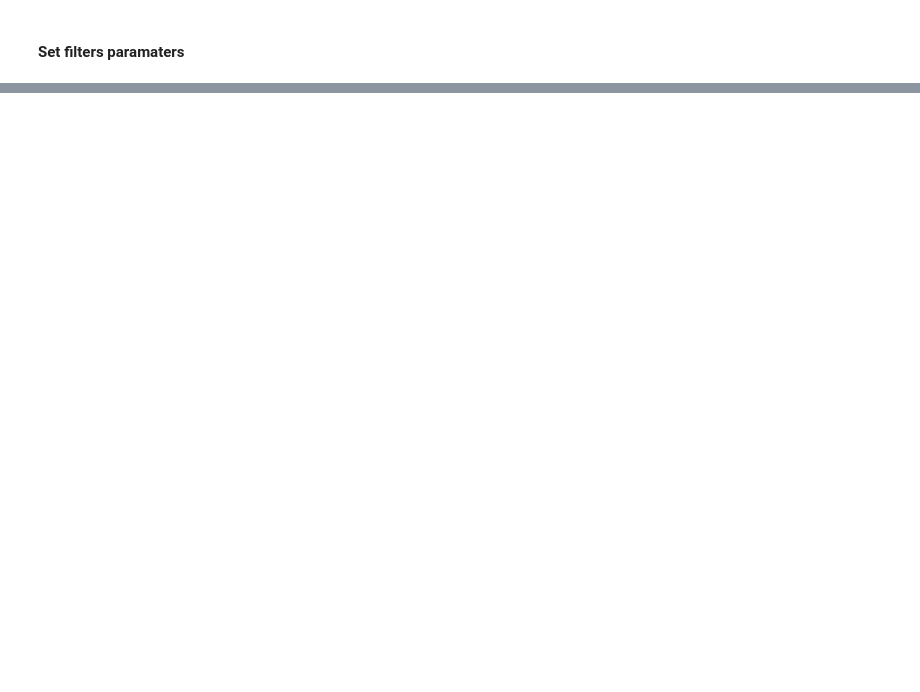
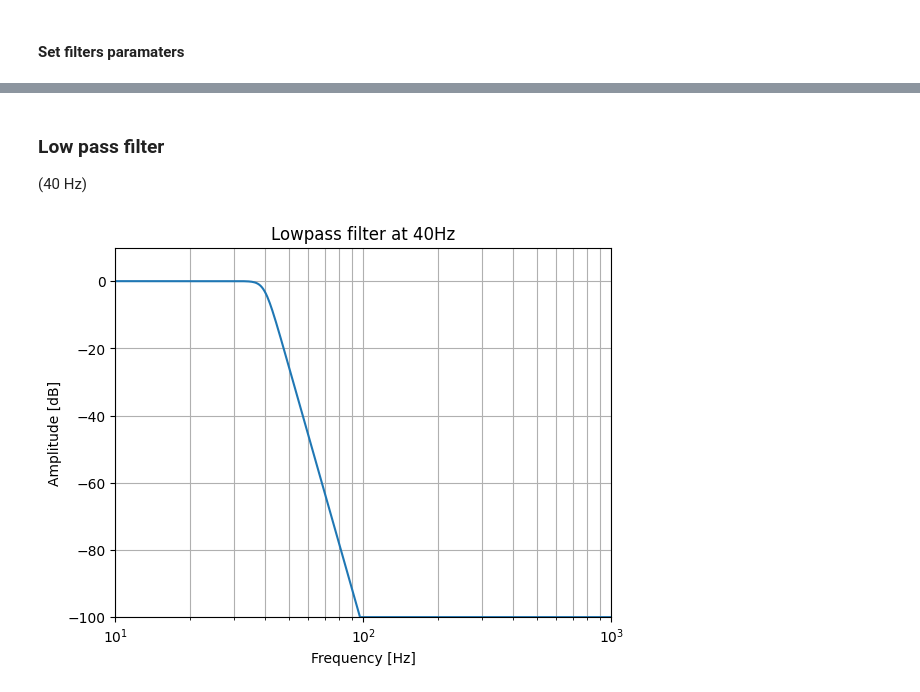
Before and after one commit to me-pic/physprep, a Jupyter notebook: preproc/ecg_pipeline.ipynb, the cells around one changed output, grey strips where cells are left out. Cells and saved outputs as stored; diff of their text form; code cells hidden in the pictures; blank space fills up the shorter version.

```diff
--- a/preproc/ecg_pipeline.ipynb
+++ b/preproc/ecg_pipeline.ipynb
@@ -316,0 +277,19 @@ plt.plot(ecg_hp_comb)
+# %% [markdown]
+### Low pass filter
+
+(40 Hz)
+# %%
+#lowpass IIR filter noise, per BioPac App242 instructions
+sos = signal.iirfilter(13, 40, btype='lowpass', output='sos', fs=sampling_rate)
+w, h = signal.sosfreqz(sos, 10000, fs=10000.)
+fig = plt.figure()
+ax = fig.add_subplot(1, 1, 1)
+ax.semilogx(w, 20 * np.log10(np.maximum(abs(h), 1e-5)))
+ax.set_title('Lowpass filter at 40Hz')
+ax.set_xlabel('Frequency [Hz]')
+ax.set_ylabel('Amplitude [dB]')
+ax.axis((10, 1000, -100, 10))
+ax.grid(which='both', axis='both')
+plt.show()
+# %% [output]
+[figure, added]
```
Also changed, not shown: parts of 28 cells of this notebook.
